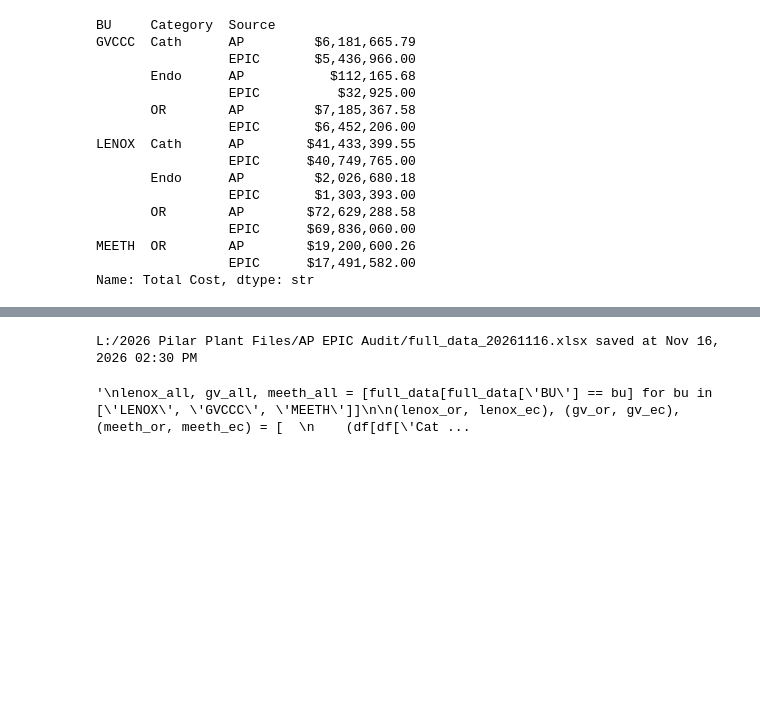
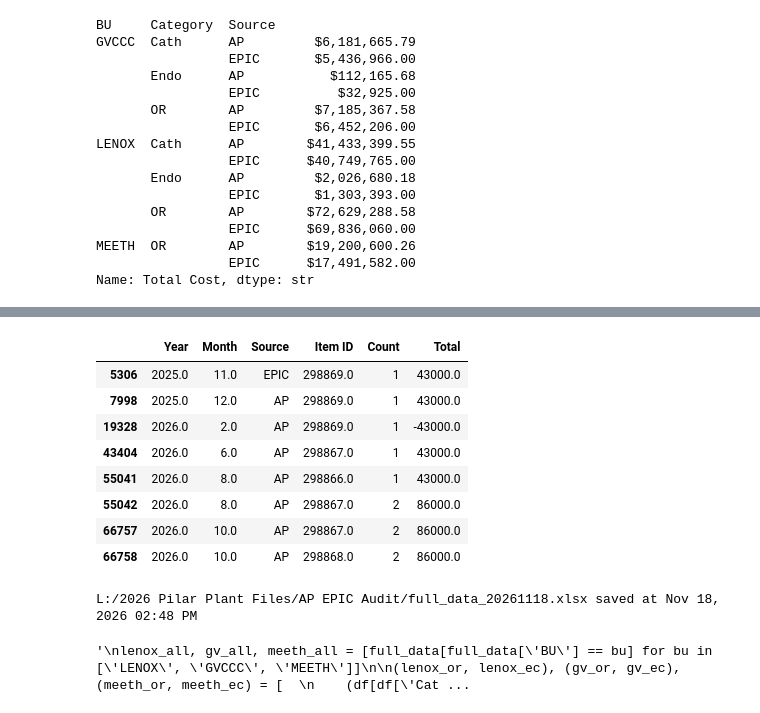
Before and after one commit to k8bixby/manhattan, a Jupyter notebook: inventory/ap_epic_comparison.ipynb, the cells around one changed output, grey strips where cells are left out. Cells and saved outputs as stored; diff of their text form; code cells hidden in the pictures; blank space fills up the shorter version.

```diff
--- a/inventory/ap_epic_comparison.ipynb
+++ b/inventory/ap_epic_comparison.ipynb
@@ -535,0 +565,2 @@ Name: Total Cost, dtype: str
+# %%
+pd.set_option('display.max_columns', None)
@@ -536,3 +593,26 @@ Name: Total Cost, dtype: str
+# %%
+pascal = full_data[full_data['Item Desc'].str.lower().str.contains('pascal')]
+
+summary = (
+    full_data.groupby(['Year', 'Month', 'Source', 'Item ID'])
+          .agg(Count=('Item Desc', 'size'),
+               Total=('Total Cost', 'sum'))
+          .reset_index()
+)
+
+evoques = [298866, 298867, 298868, 298869]
+
+display(summary[summary['Item ID'].isin(evoques)])
+# %% [output]
+|  | Year | Month | Source | Item ID | Count | Total |
+| 5306 | 2025.0 | 11.0 | EPIC | 298869.0 | 1 | 43000.0 |
+| 7998 | 2025.0 | 12.0 | AP | 298869.0 | 1 | 43000.0 |
+| 19328 | 2026.0 | 2.0 | AP | 298869.0 | 1 | -43000.0 |
+| 43404 | 2026.0 | 6.0 | AP | 298867.0 | 1 | 43000.0 |
+| 55041 | 2026.0 | 8.0 | AP | 298866.0 | 1 | 43000.0 |
+| 55042 | 2026.0 | 8.0 | AP | 298867.0 | 2 | 86000.0 |
+| 66757 | 2026.0 | 10.0 | AP | 298867.0 | 2 | 86000.0 |
+| 66758 | 2026.0 | 10.0 | AP | 298868.0 | 2 | 86000.0 |
 # %%
 # write dataset to file
 today = date.today().strftime('%Y%m%d')
@@ -540,11 +620,11 @@ current_time = datetime.now().strftime('%b %d, %Y %I:%M %p')
 file_path = f'L:/2026 Pilar Plant Files/AP EPIC Audit/full_data_{today}.xlsx'
 
 with pd.ExcelWriter(file_path, engine='openpyxl') as writer:
-    full_data.to_excel(writer, sheet_name='data', index=False)
+    ap_epic_data.to_excel(writer, sheet_name='data', index=False)
 
 print(f"{file_path} saved at {current_time}")
 # %% [output]
-L:/2026 Pilar Plant Files/AP EPIC Audit/full_data_20261116.xlsx saved at Nov 16, 2026 02:30 PM
+L:/2026 Pilar Plant Files/AP EPIC Audit/full_data_20261118.xlsx saved at Nov 18, 2026 02:48 PM
 # %%
 # if need to split for manual
 '''
```
Also changed, not shown: parts of 4 cells of this notebook, 2 other files.
